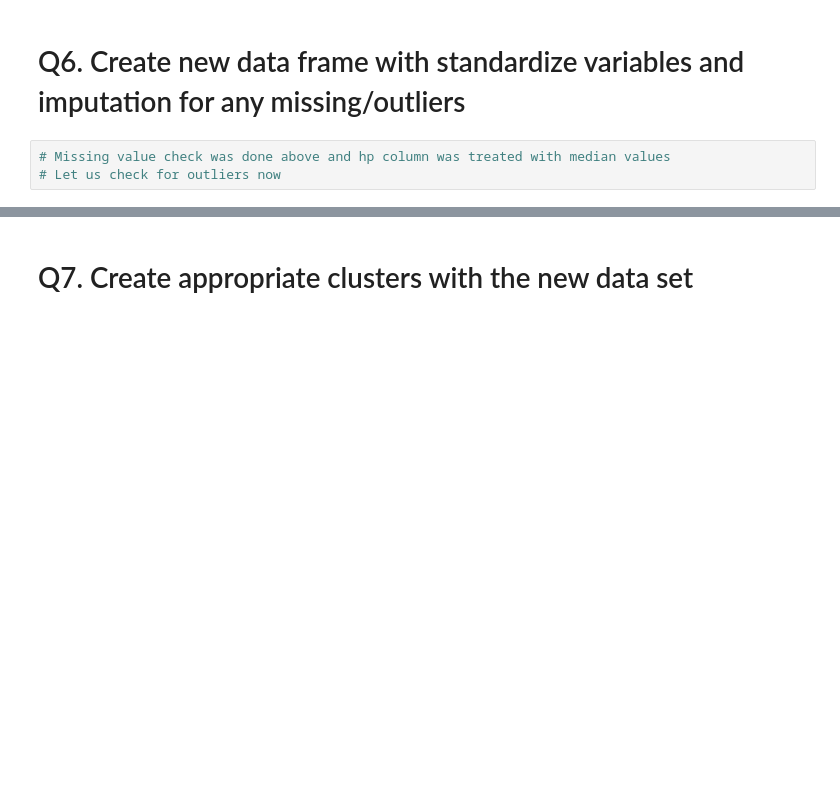
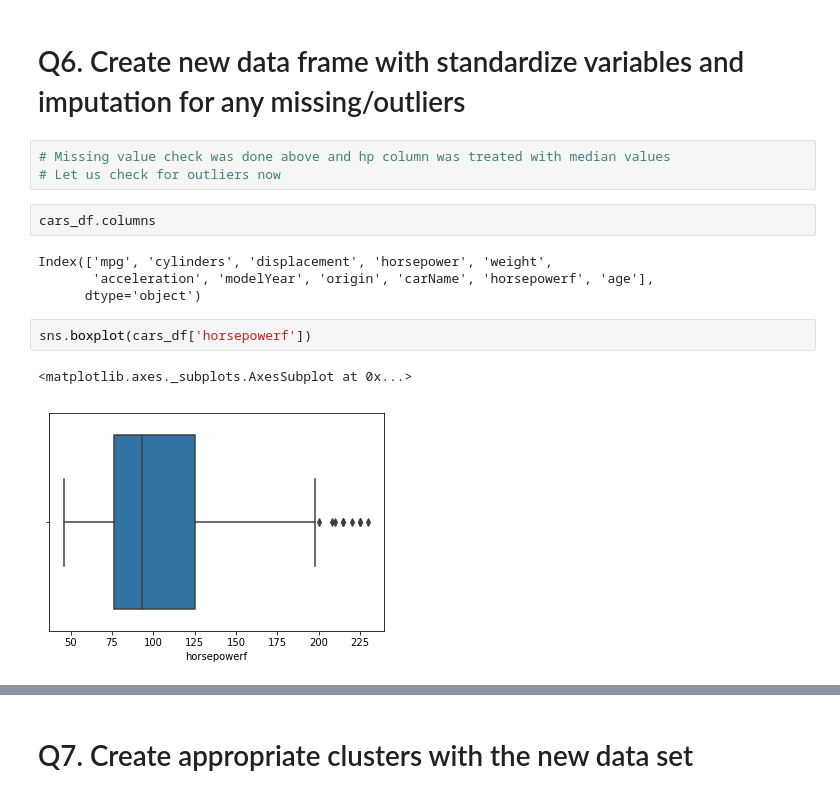
Before and after one commit to GreatLearningAIML1/chennai-aug-batch-senthilvelavan, a Jupyter notebook: Residency4-External/R4_External_Clustering.ipynb, the cells around one changed output, grey strips where cells are left out. Cells and saved outputs as stored; diff of their text form; blank space fills up the shorter version.

```diff
--- a/Residency4-External/R4_External_Clustering.ipynb
+++ b/Residency4-External/R4_External_Clustering.ipynb
@@ -208,3 +208,14 @@ Name: age, dtype: int64
 # %%
 # Missing value check was done above and hp column was treated with median values
 # Let us check for outliers now
+# %%
+cars_df.columns
+# %% [output]
+Index(['mpg', 'cylinders', 'displacement', 'horsepower', 'weight',
+       'acceleration', 'modelYear', 'origin', 'carName', 'horsepowerf', 'age'],
+      dtype='object')
+# %%
+sns.boxplot(cars_df['horsepowerf'])
+# %% [output]
+<matplotlib.axes._subplots.AxesSubplot at 0x...>
+[figure, added]
```
Also changed, not shown: parts of 10 cells of this notebook.
